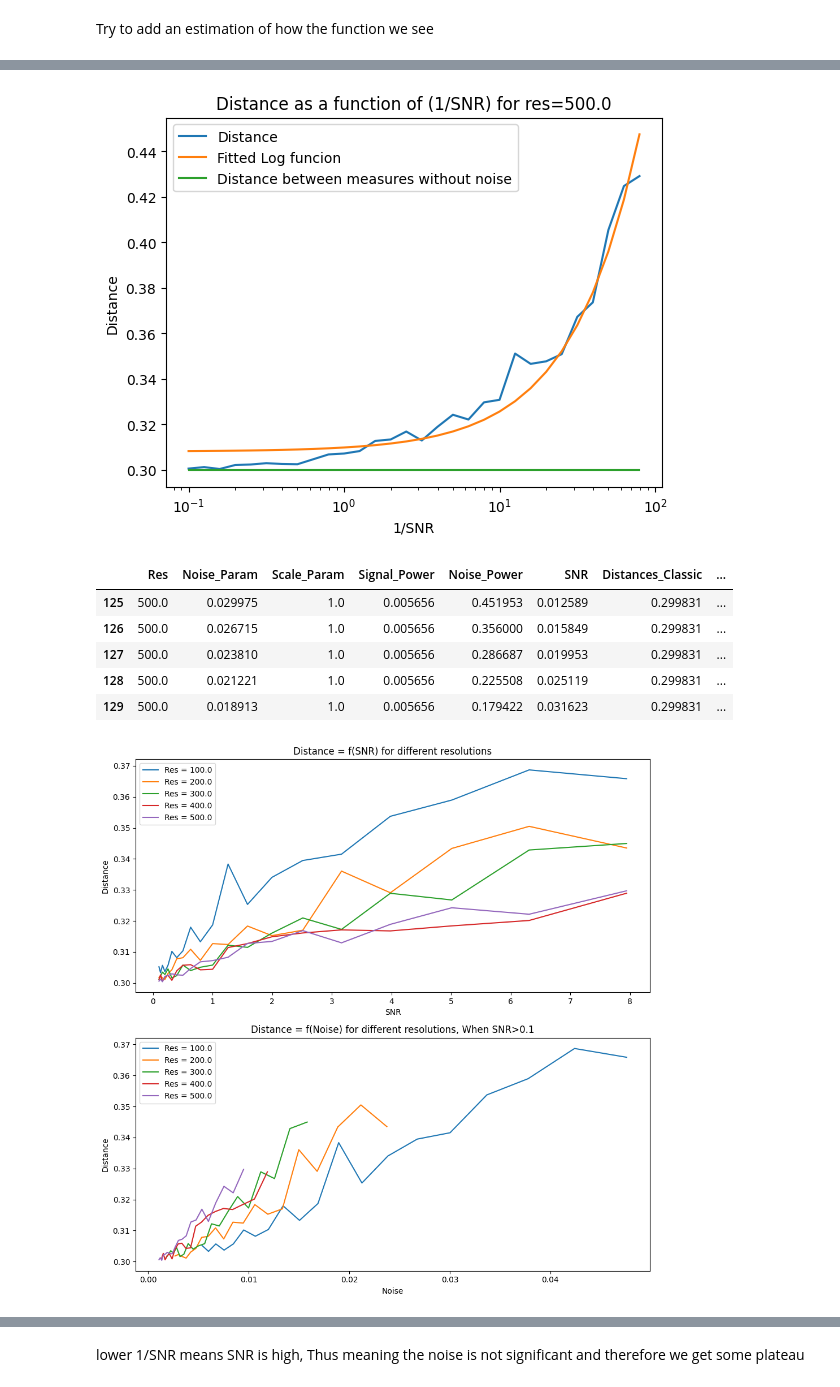
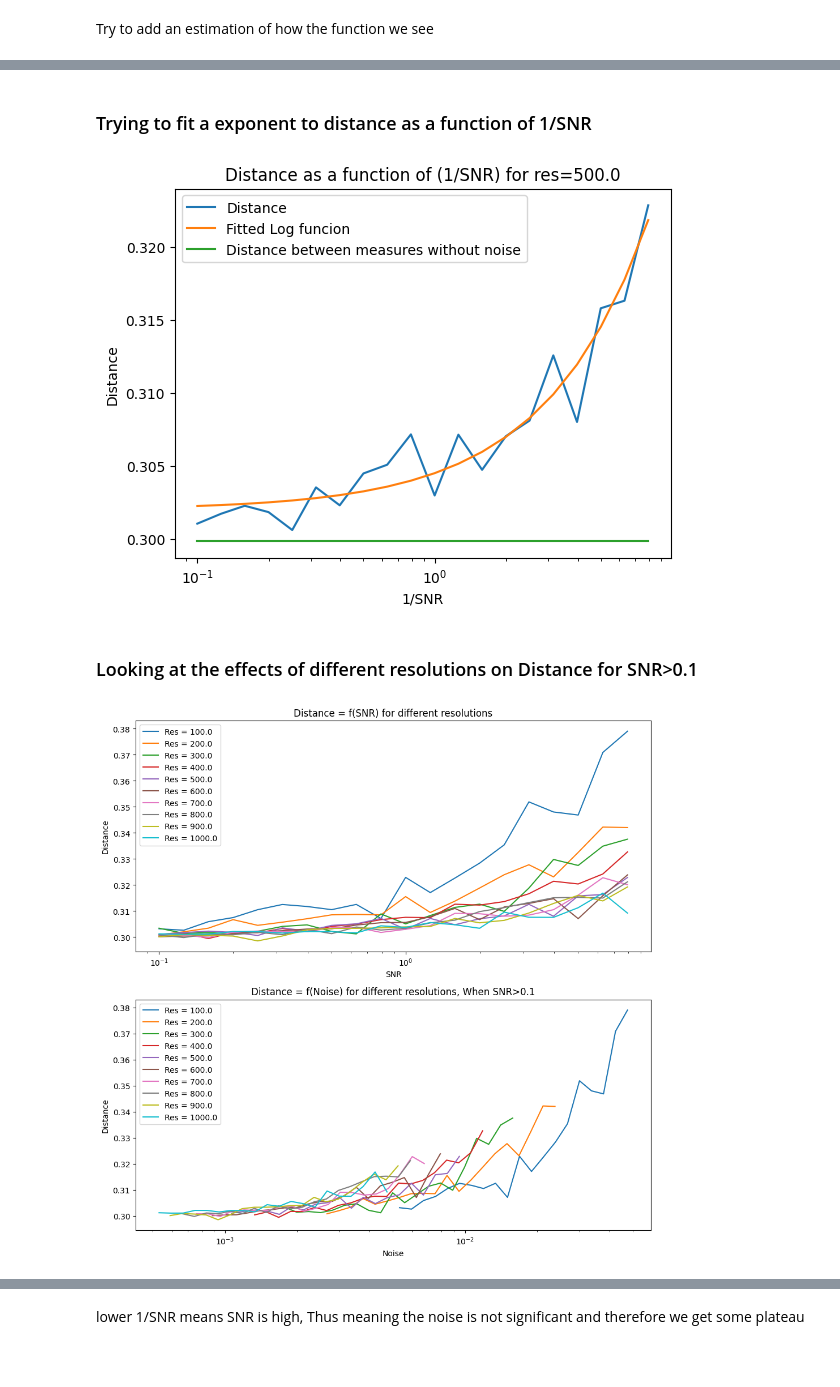
Before and after one commit to warik21/Thesis, a Jupyter notebook: Changing_to_SNR.ipynb, the cells around one changed output, grey strips where cells are left out. Saved outputs shown, nothing was run; the diff lists cells and outputs as text; code cells hidden in the pictures; blank space fills up the shorter version.

```diff
--- a/Changing_to_SNR.ipynb
+++ b/Changing_to_SNR.ipynb
@@ -151,7 +158,9 @@ interactive(children=(IntSlider(value=0, continuous_update=False, description='N
+# %% [markdown]
+### Trying to fit a exponent to distance as a function of 1/SNR
 # %%
 res_index = 4
 
-df_subset = df[(df['Res'] == unique_res[res_index]) & (df['SNR'] > 0.01)]
+df_subset = df[(df['Res'] == resolutions[res_index]) & (df['SNR'] > 0.1)]
 
 x = 1 / df_subset['SNR'].values
 # x = df_subset['SNR'].values
@@ -178,52 +187,45 @@ plt.xlabel('1/SNR')
 plt.ylabel('Distance')
 plt.xscale('log')
 # %% [output]
-[figure, old version]
+[figure, new version]
-# %%
-df_subset.head()
-# %% [output]
-|  | Res | Noise_Param | Scale_Param | Signal_Power | Noise_Power | SNR | Distances_Classic | ... |
-| 125 | 500.0 | 0.029975 | 1.0 | 0.005656 | 0.451953 | 0.012589 | 0.299831 | ... |
-| 126 | 500.0 | 0.026715 | 1.0 | 0.005656 | 0.356000 | 0.015849 | 0.299831 | ... |
-| 127 | 500.0 | 0.023810 | 1.0 | 0.005656 | 0.286687 | 0.019953 | 0.299831 | ... |
-| 128 | 500.0 | 0.021221 | 1.0 | 0.005656 | 0.225508 | 0.025119 | 0.299831 | ... |
-| 129 | 500.0 | 0.018913 | 1.0 | 0.005656 | 0.179422 | 0.031623 | 0.299831 | ... |
+# %% [markdown]
+### Looking at the effects of different resolutions on Distance for SNR>0.1
 # %%
 d = {}
 fig = plt.figure(figsize=(10,10))
 ax1 = fig.add_subplot(2,1,1)
 ax2 = fig.add_subplot(2,1,2)
 
-for res in unique_res:
+for res in resolutions:
     df_subset = df[(df['Res'] == res) & (df['SNR'] > 0.1)]
 
     x_values_SNR = 1 / df_subset['SNR'].values
     x_values_noise = df_subset['Noise_Param'].values
     y_noised = df_subset['Distances_Noised'].values
     y_distances_linear_noised = df_subset['Distances_Linear_Noised'].values
     y_distances_linear_classic = df_subset['Distances_Linear'].values
 
     ax1.plot(x_values_SNR, y_noised, label=f'Res = {res}')
     d[res] = df_subset['Distances_Noised'].values
     ax2.plot(x_values_noise, y_noised, label=f'Res = {res}')
     ax2.plot
 
 
 
-# ax1.set_xscale('log')
+ax1.set_xscale('log')
 # ax1.invert_xaxis()
 ax1.set_title('Distance = f(SNR) for different resolutions')
 ax1.set_xlabel('SNR')
 ax1.set_ylabel('Distance')
 ax1.legend()
 
-# ax2.set_xscale('log')
+ax2.set_xscale('log')
 ax2.set_title('Distance = f(Noise) for different resolutions, When SNR>0.1')
 ax2.set_xlabel('Noise')
 ax2.set_ylabel('Distance')
 ax2.legend()
 
 plt.tight_layout()
 plt.show()
 # %% [output]
-[figure, old version]
+[figure, new version]
```
Also changed, not shown: parts of 40 cells of this notebook, 1 other file.
